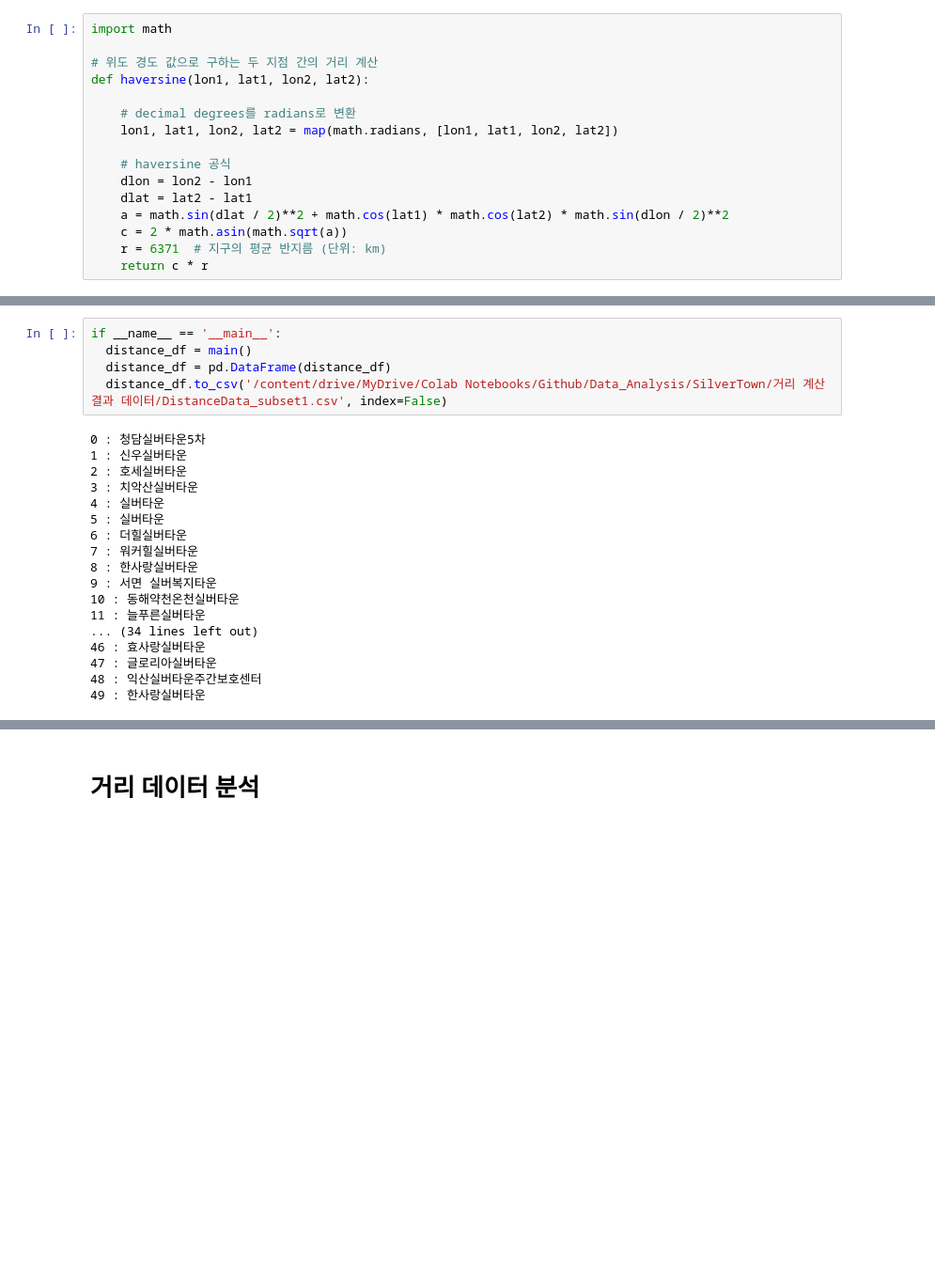
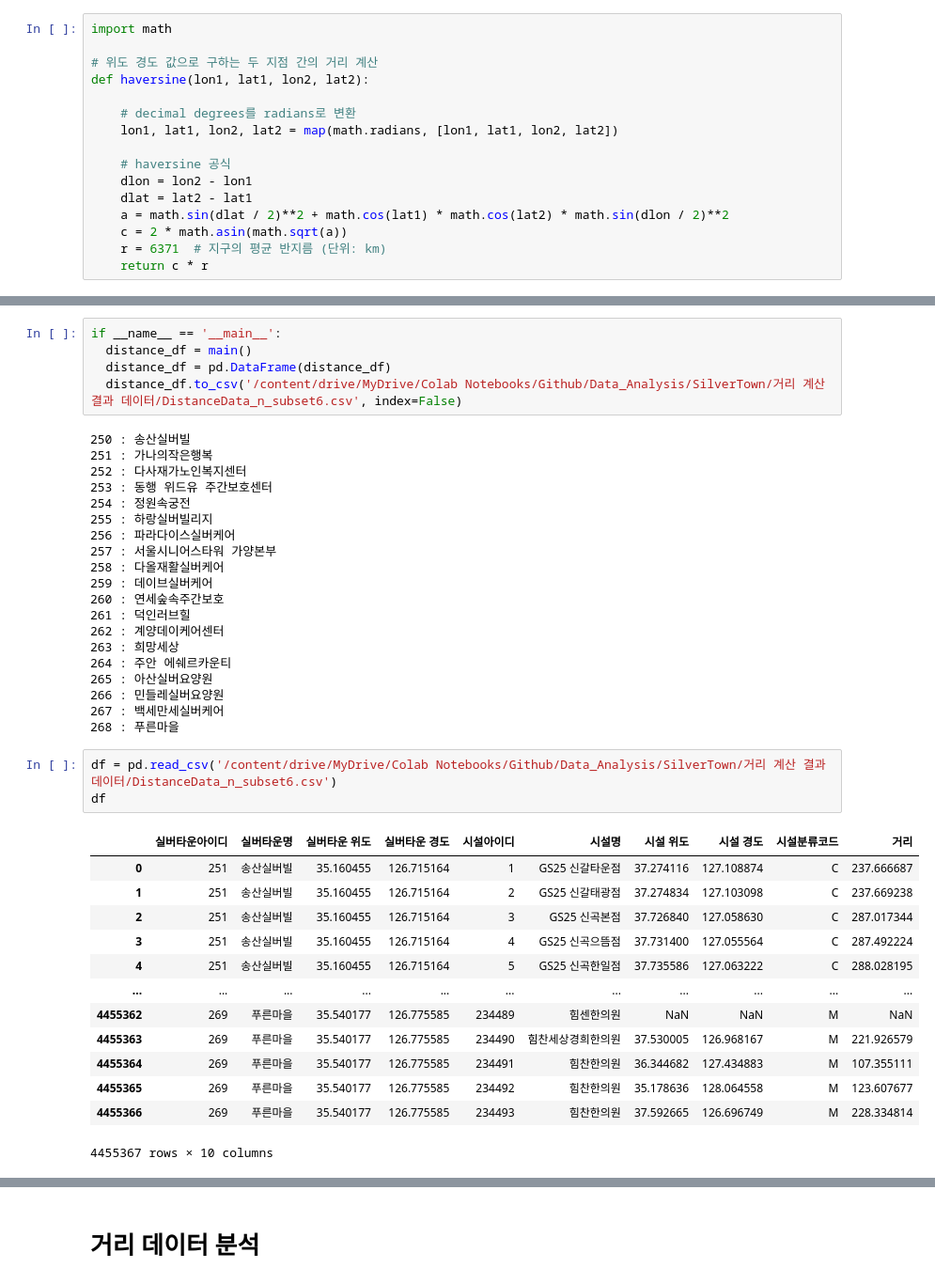
Before and after one commit to Parksolmi/Data_Analysis, a Jupyter notebook: SilverTown/SilverTownAnalysis.ipynb, the cells around one changed output, grey strips where cells are left out. Shown at 94% size. Cells and saved outputs as stored; diff of their text form; blank space fills up the shorter version.

```diff
--- a/SilverTown/SilverTownAnalysis.ipynb
+++ b/SilverTown/SilverTownAnalysis.ipynb
@@ -147,25 +151,44 @@ def main():
 if __name__ == '__main__':
   distance_df = main()
   distance_df = pd.DataFrame(distance_df)
-  distance_df.to_csv('/content/drive/MyDrive/Colab Notebooks/Github/Data_Analysis/SilverTown/거리 계산 결과 데이터/DistanceData_subset1.csv', index=False)
+  distance_df.to_csv('/content/drive/MyDrive/Colab Notebooks/Github/Data_Analysis/SilverTown/거리 계산 결과 데이터/DistanceData_n_subset6.csv', index=False)
 # %% [output]
-0 : 청담실버타운5차
-1 : 신우실버타운
-2 : 호세실버타운
-3 : 치악산실버타운
-4 : 실버타운
-5 : 실버타운
-6 : 더힐실버타운
-7 : 워커힐실버타운
-8 : 한사랑실버타운
-9 : 서면 실버복지타운
-10 : 동해약천온천실버타운
-11 : 늘푸른실버타운
-... (34 lines left out)
-46 : 효사랑실버타운
-47 : 글로리아실버타운
-48 : 익산실버타운주간보호센터
-49 : 한사랑실버타운
+250 : 송산실버빌
+251 : 가나의작은행복
+252 : 다사재가노인복지센터
+253 : 동행 위드유 주간보호센터
+254 : 정원속궁전
+255 : 하랑실버빌리지
+256 : 파라다이스실버케어
+257 : 서울시니어스타워 가양본부
+258 : 다올재활실버케어
+259 : 데이브실버케어
+260 : 연세숲속주간보호
+261 : 덕인러브힐
+262 : 계양데이케어센터
+263 : 희망세상
+264 : 주안 에쉐르카운티
+265 : 아산실버요양원
+266 : 민들레실버요양원
+267 : 백세만세실버케어
+268 : 푸른마을
+# %%
+df = pd.read_csv('/content/drive/MyDrive/Colab Notebooks/Github/Data_Analysis/SilverTown/거리 계산 결과 데이터/DistanceData_n_subset6.csv')
+df
+# %% [output]
+|  | 실버타운아이디 | 실버타운명 | 실버타운 위도 | 실버타운 경도 | 시설아이디 | 시설명 | 시설 위도 | 시설 경도 | 시설분류코드 | 거리 |
+| 0 | 251 | 송산실버빌 | 35.160455 | 126.715164 | 1 | GS25 신갈타운점 | 37.274116 | 127.108874 | C | 237.666687 |
+| 1 | 251 | 송산실버빌 | 35.160455 | 126.715164 | 2 | GS25 신갈태광점 | 37.274834 | 127.103098 | C | 237.669238 |
+| 2 | 251 | 송산실버빌 | 35.160455 | 126.715164 | 3 | GS25 신곡본점 | 37.726840 | 127.058630 | C | 287.017344 |
+| 3 | 251 | 송산실버빌 | 35.160455 | 126.715164 | 4 | GS25 신곡으뜸점 | 37.731400 | 127.055564 | C | 287.492224 |
+| 4 | 251 | 송산실버빌 | 35.160455 | 126.715164 | 5 | GS25 신곡한일점 | 37.735586 | 127.063222 | C | 288.028195 |
+| ... | ... | ... | ... | ... | ... | ... | ... | ... | ... | ... |
+| 4455362 | 269 | 푸른마을 | 35.540177 | 126.775585 | 234489 | 힘센한의원 | NaN | NaN | M | NaN |
+| 4455363 | 269 | 푸른마을 | 35.540177 | 126.775585 | 234490 | 힘찬세상경희한의원 | 37.530005 | 126.968167 | M | 221.926579 |
+| 4455364 | 269 | 푸른마을 | 35.540177 | 126.775585 | 234491 | 힘찬한의원 | 36.344682 | 127.434883 | M | 107.355111 |
+| 4455365 | 269 | 푸른마을 | 35.540177 | 126.775585 | 234492 | 힘찬한의원 | 35.178636 | 128.064558 | M | 123.607677 |
+| 4455366 | 269 | 푸른마을 | 35.540177 | 126.775585 | 234493 | 힘찬한의원 | 37.592665 | 126.696749 | M | 228.334814 |
+4455367 rows × 10 columns
 # %%
 # 전체 정렬 데이터 내보내기
 import pandas as pd
```
Also changed, not shown: parts of 22 cells of this notebook.
